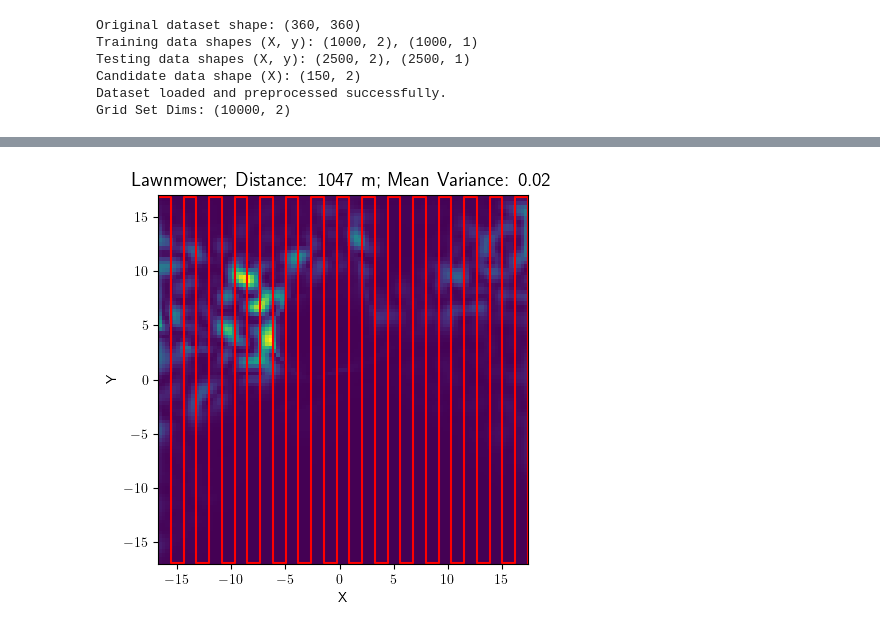
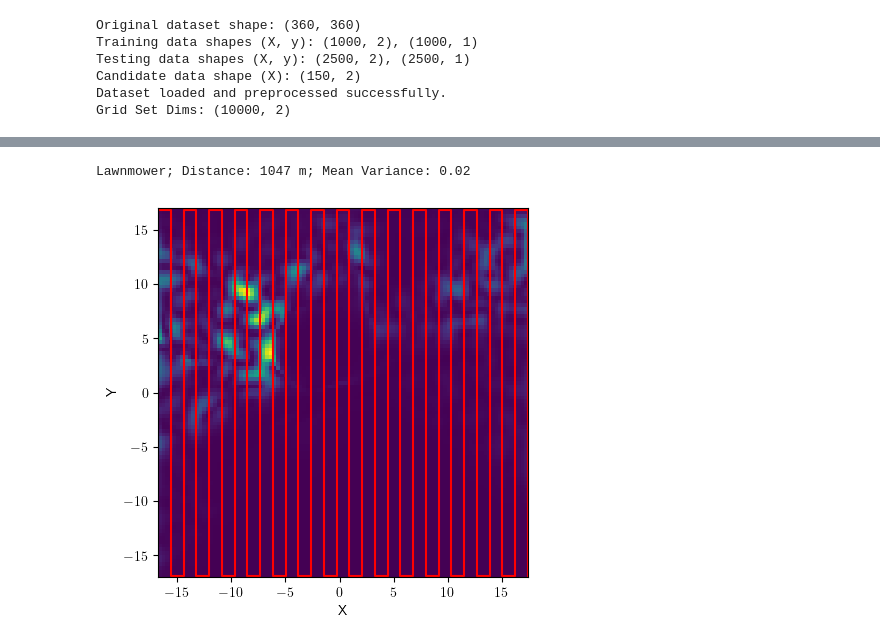
Before and after one commit to itskalvik/ICPP, a Jupyter notebook: intro.ipynb, the cells around one changed output, grey strips where cells are left out. Drawn from its saved outputs; the diff is of its cells as text; code cells hidden in the pictures.

```diff
--- a/intro.ipynb
+++ b/intro.ipynb
@@ -136,35 +136,37 @@ X_sol = np.column_stack([x_pairs.ravel(), y_pairs.ravel()])  # (2*Nx, 2)
 X_pred, y_pred = dataset.get_sensor_data(X_sol,
                                          max_samples=len(X_sol))
 _, _, _, model_sol = get_model_params(
     X_train=np.vstack([X_train, X_pred]),
     y_train=np.vstack([y_train, y_pred]),
     kernel=kernel,
     noise_variance=noise_variance,
     max_steps=0,
     return_model=True,
     verbose=False,
     force_gp=True)
 mean, var = model_sol.predict_f(X_grid)
 distance = get_distance(X_sol)
 
 # Create subplots
+print(f"{method}; Distance: {distance:.0f} m; Mean Variance: {var.numpy().mean():.2f}")
+
 fig = plt.figure()
 axes = plt.gca()
 
 sc = axes.imshow(var.numpy().reshape(x_dim, y_dim).T,
                  extent=extent, origin="lower")
 axes.plot(X_sol[:, 0], X_sol[:, 1], c='r')
-axes.set_title(f"{method}; Distance: {distance:.0f} m; Mean Variance: {var.numpy().mean():.2f}", fontsize=14)
 axes.set_aspect('equal')
 axes.set_xlabel('X')
 axes.set_ylabel('Y')
 axes.set_xlim(extent[0], extent[1])
 axes.set_ylim(extent[2], extent[3])
 
 fig.savefig('Lawnmower', dpi=300, bbox_inches="tight")
 plt.show()
 # %% [output]
+Lawnmower; Distance: 1047 m; Mean Variance: 0.02
-[figure, old version]
+[figure, new version]
 # %%
 target_var_ratio = 1.5
 max_prior_var = model.predict_f(X_grid)[1].numpy().max()
```
Also changed, not shown: parts of 5 cells of this notebook.
